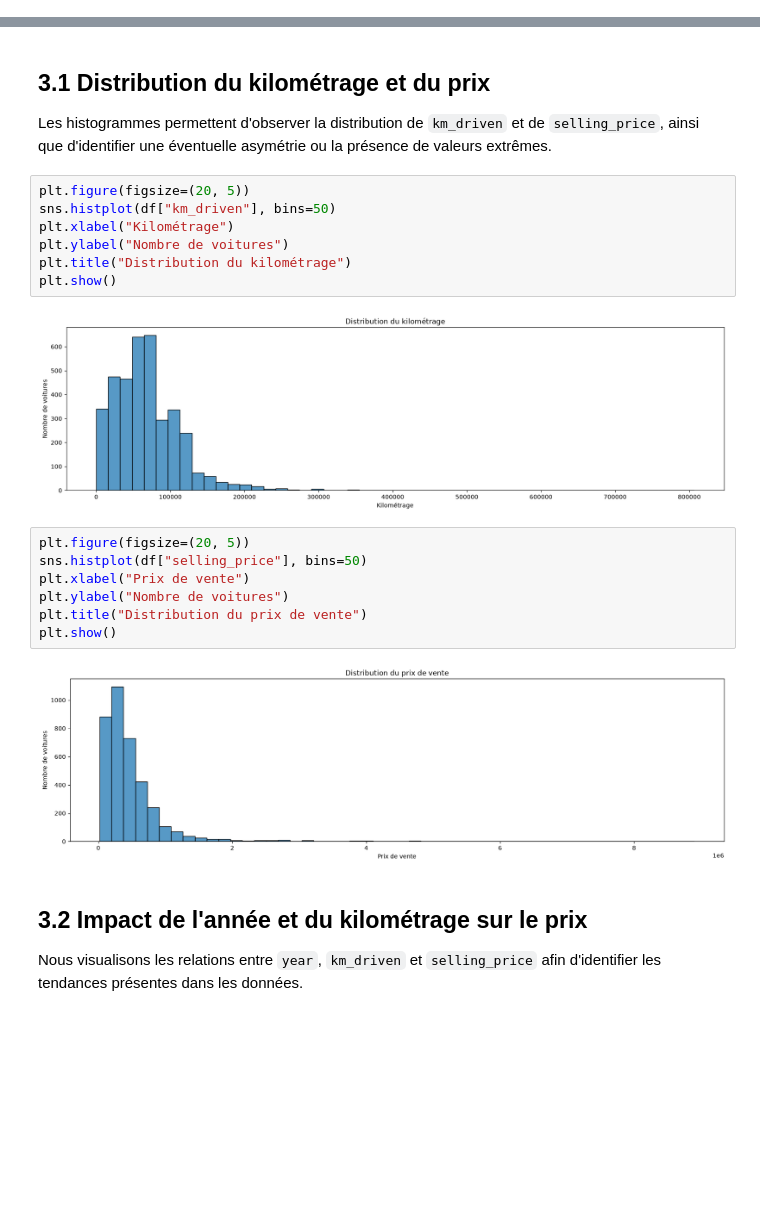
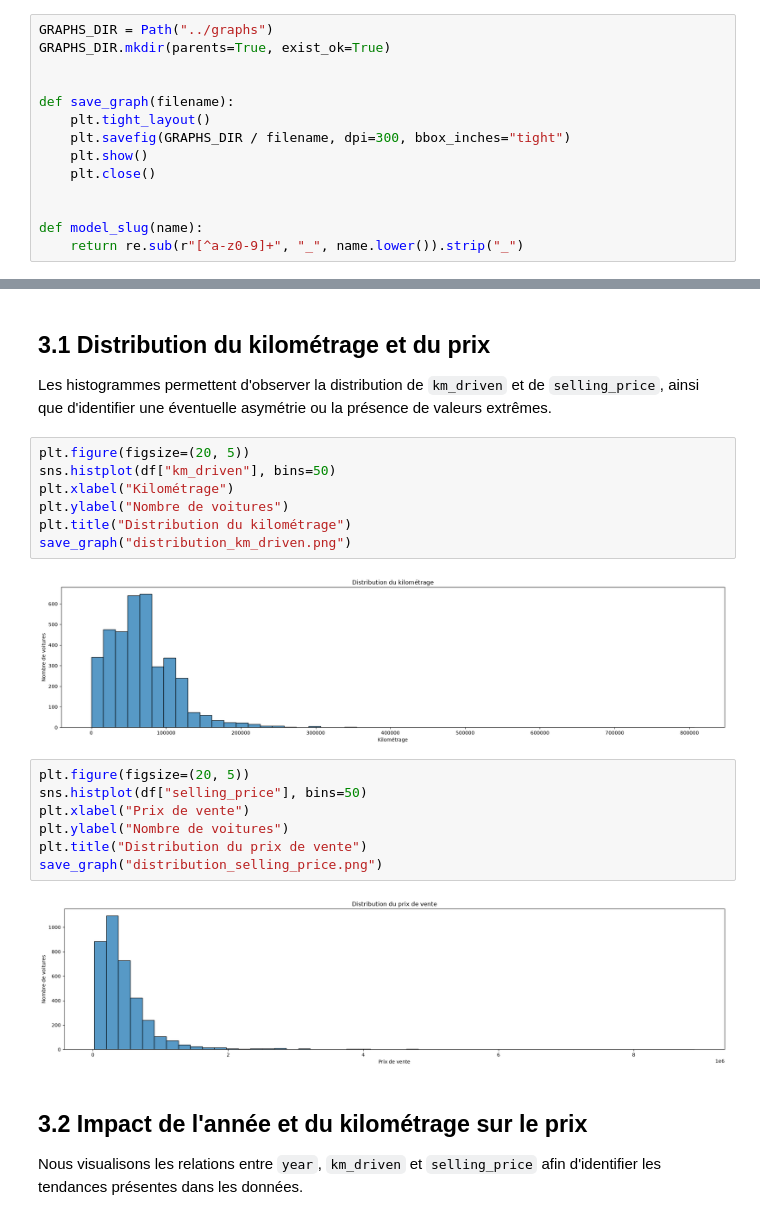
Before and after one commit to yakhlafhoussam/Car-Price-Predictor, a Jupyter notebook: notebooks/exploration.ipynb, the cells around one changed output, grey strips where cells are left out. Saved outputs shown, nothing was run; the diff lists cells and outputs as text; blank space fills up the shorter version.

```diff
--- a/notebooks/exploration.ipynb
+++ b/notebooks/exploration.ipynb
@@ -27,6 +29,20 @@ from sklearn.svm import SVR
 from xgboost import XGBRegressor
 from sklearn.metrics import mean_squared_error, mean_absolute_error, r2_score
 from datetime import datetime
+# %%
+GRAPHS_DIR = Path("../graphs")
+GRAPHS_DIR.mkdir(parents=True, exist_ok=True)
+
+
+def save_graph(filename):
+    plt.tight_layout()
+    plt.savefig(GRAPHS_DIR / filename, dpi=300, bbox_inches="tight")
+    plt.show()
+    plt.close()
+
+
+def model_slug(name):
+    return re.sub(r"[^a-z0-9]+", "_", name.lower()).strip("_")
 # %% [markdown]
 ## 1.1 Chargement du jeu de données
 
@@ -336,21 +352,21 @@ Les histogrammes permettent d'observer la distribution de `km_driven` et de `sel
 # %%
 plt.figure(figsize=(20, 5))
 sns.histplot(df["km_driven"], bins=50)
 plt.xlabel("Kilométrage")
 plt.ylabel("Nombre de voitures")
 plt.title("Distribution du kilométrage")
-plt.show()
+save_graph("distribution_km_driven.png")
 # %% [output]
-[figure, old version]
+[figure, new version]
 # %%
 plt.figure(figsize=(20, 5))
 sns.histplot(df["selling_price"], bins=50)
 plt.xlabel("Prix de vente")
 plt.ylabel("Nombre de voitures")
 plt.title("Distribution du prix de vente")
-plt.show()
+save_graph("distribution_selling_price.png")
 # %% [output]
-[figure, old version]
+[figure, new version]
 # %% [markdown]
 ## 3.2 Impact de l'année et du kilométrage sur le prix
 
```
Also changed, not shown: parts of 11 cells of this notebook, 27 other files.
